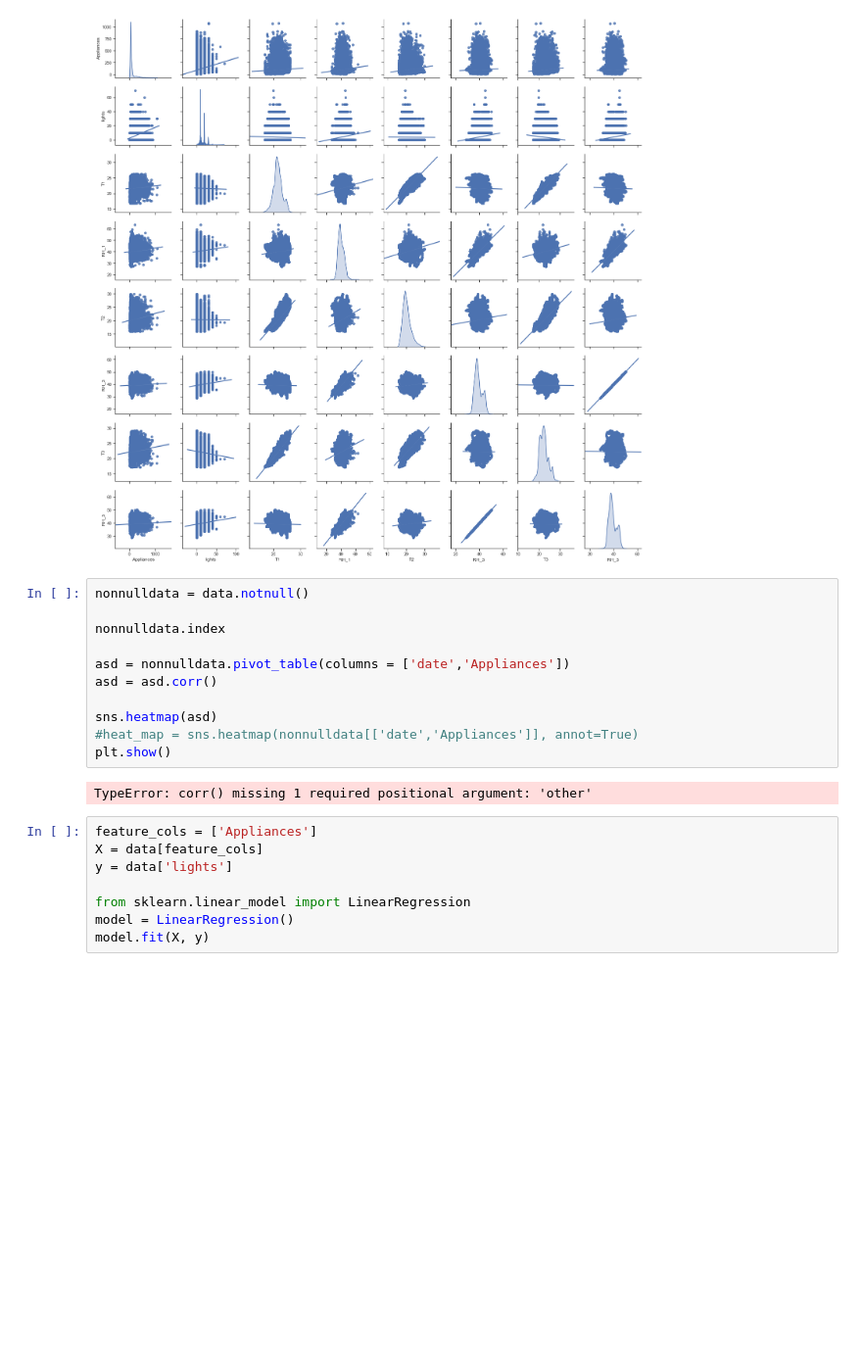
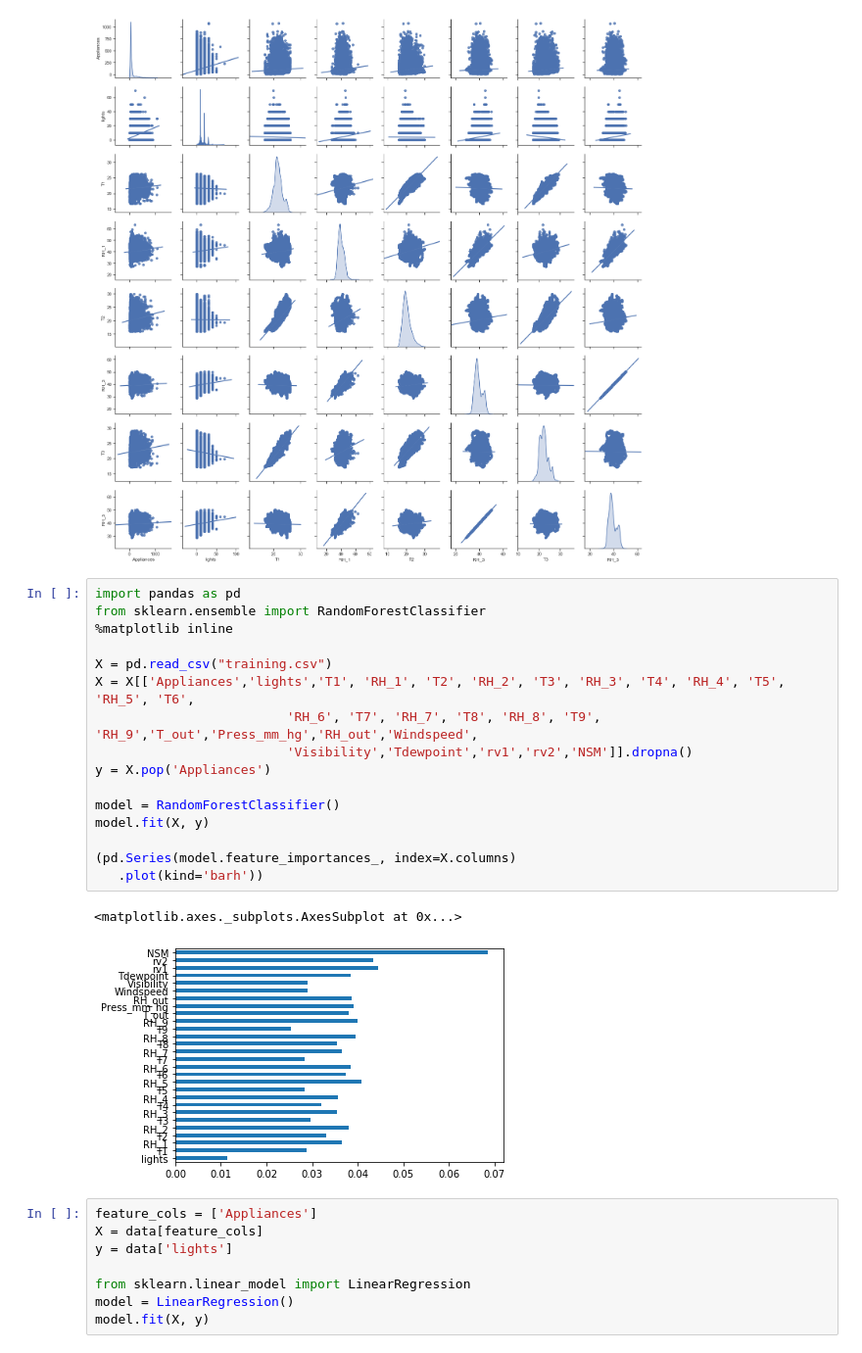
Before and after one commit to JaredK247/Appliances-energy-prediction-data, a Jupyter notebook: Portfolio2.ipynb, the cells around one changed output. Shown at 98% size. Cells and saved outputs as stored; diff of their text form; blank space fills up the shorter version.

Commit message:
finished datas

```diff
--- a/Portfolio2.ipynb
+++ b/Portfolio2.ipynb
@@ -41,19 +41,25 @@ sns.pairplot(data,x_vars=['Appliances',
 # %% [output]
 <seaborn.axisgrid.PairGrid at 0x...>
 [figure]
-# %%
-nonnulldata = data.notnull()
-
-nonnulldata.index
-
-asd = nonnulldata.pivot_table(columns = ['date','Appliances'])
-asd = asd.corr()
-
-sns.heatmap(asd)
-#heat_map = sns.heatmap(nonnulldata[['date','Appliances']], annot=True)
-plt.show()
-# %% [output]
-TypeError: corr() missing 1 required positional argument: 'other'
+# %%
+import pandas as pd
+from sklearn.ensemble import RandomForestClassifier
+%matplotlib inline
+
+X = pd.read_csv("training.csv")
+X = X[['Appliances','lights','T1', 'RH_1', 'T2', 'RH_2', 'T3', 'RH_3', 'T4', 'RH_4', 'T5', 'RH_5', 'T6',
+                         'RH_6', 'T7', 'RH_7', 'T8', 'RH_8', 'T9', 'RH_9','T_out','Press_mm_hg','RH_out','Windspeed',
+                         'Visibility','Tdewpoint','rv1','rv2','NSM']].dropna()
+y = X.pop('Appliances')
+
+model = RandomForestClassifier()
+model.fit(X, y)
+
+(pd.Series(model.feature_importances_, index=X.columns)
+   .plot(kind='barh'))
+# %% [output]
+<matplotlib.axes._subplots.AxesSubplot at 0x...>
+[figure, added]
 # %%
 feature_cols = ['Appliances']
 X = data[feature_cols]
```
Also changed, not shown: parts of 4 cells of this notebook.
